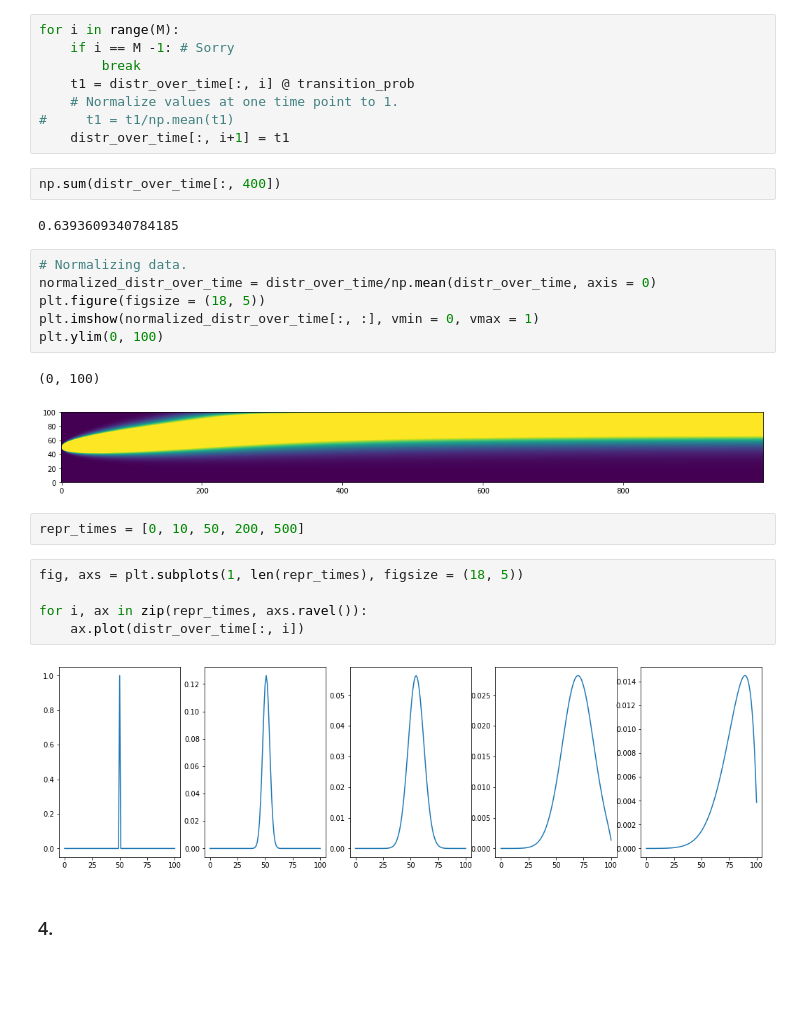
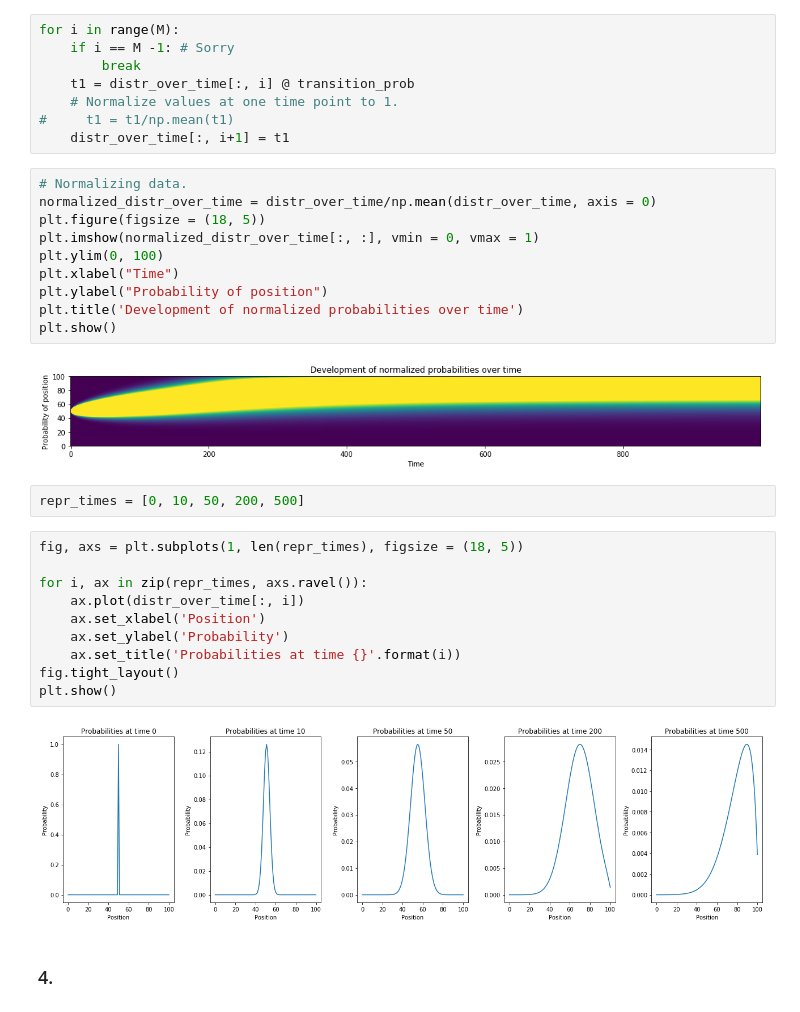
Before and after one commit to DorotheaMueller/mhbf, a Jupyter notebook: ex_7_budding_mueller.ipynb, the cells around one changed output. Cells and saved outputs as stored; diff of their text form; blank space fills up the shorter version.

Commit message:
layout plots

```diff
--- a/ex_7_budding_mueller.ipynb
+++ b/ex_7_budding_mueller.ipynb
@@ -54,19 +54,18 @@ for i in range(M):
     # Normalize values at one time point to 1.
 #     t1 = t1/np.mean(t1)
     distr_over_time[:, i+1] = t1
-# %%
-np.sum(distr_over_time[:, 400])
-# %% [output]
-0.6393609340784185
 # %%
 # Normalizing data.
 normalized_distr_over_time = distr_over_time/np.mean(distr_over_time, axis = 0)
 plt.figure(figsize = (18, 5))
 plt.imshow(normalized_distr_over_time[:, :], vmin = 0, vmax = 1)
 plt.ylim(0, 100)
+plt.xlabel("Time")
+plt.ylabel("Probability of position")
+plt.title('Development of normalized probabilities over time')
+plt.show()
 # %% [output]
-(0, 100)
-[figure, old version]
+[figure, new version]
 # %%
 repr_times = [0, 10, 50, 200, 500]
 # %%
@@ -74,8 +73,13 @@ fig, axs = plt.subplots(1, len(repr_times), figsize = (18, 5))
 
 for i, ax in zip(repr_times, axs.ravel()):
     ax.plot(distr_over_time[:, i])
+    ax.set_xlabel('Position')
+    ax.set_ylabel('Probability')
+    ax.set_title('Probabilities at time {}'.format(i))
+fig.tight_layout()
+plt.show()
 # %% [output]
-[figure, old version]
+[figure, new version]
 # %% [markdown]
 ### 4.
 # %% [markdown]
```
Also changed, not shown: parts of 3 cells of this notebook.
